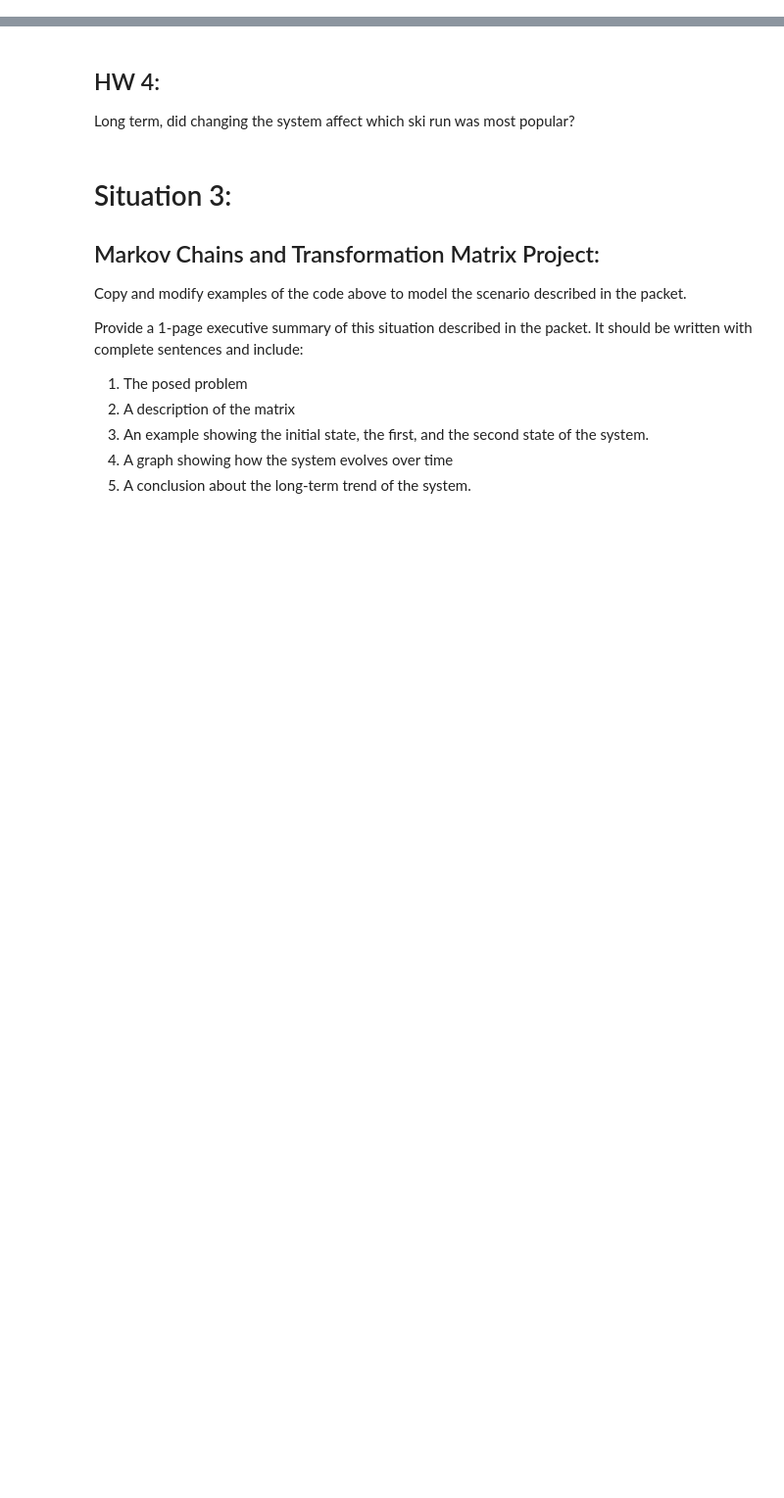
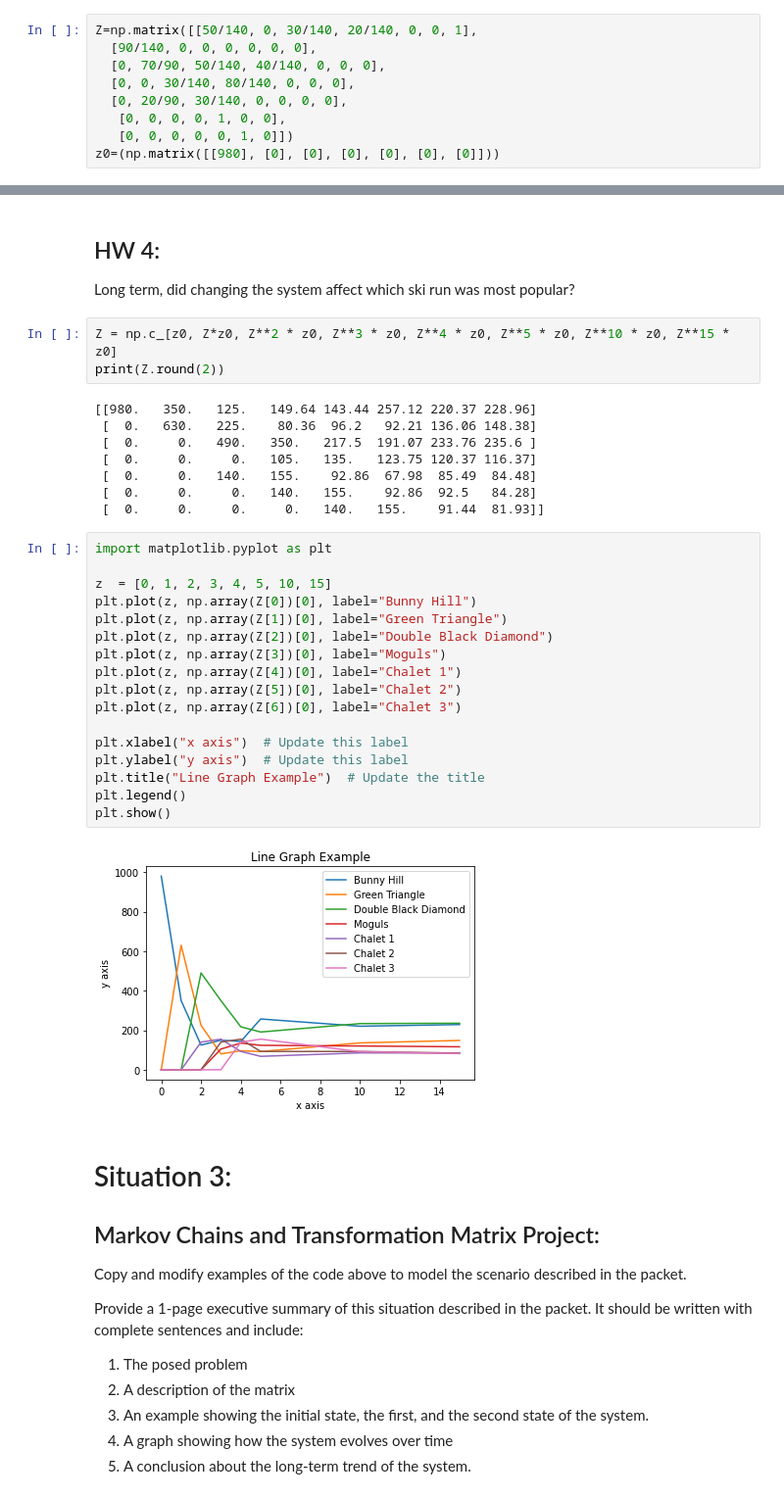
Before and after one commit to harlee2/Linear-Algebra, a Jupyter notebook: Copy_of_The_Ski_Hill_Transition_Matrices_and_Markov_Chains.ipynb, the cells around one changed output, grey strips where cells are left out. Shown at 98% size. Drawn from its saved outputs; the diff is of its cells as text; blank space fills up the shorter version.

```diff
--- a/Copy_of_The_Ski_Hill_Transition_Matrices_and_Markov_Chains.ipynb
+++ b/Copy_of_The_Ski_Hill_Transition_Matrices_and_Markov_Chains.ipynb
@@ -218,3 +218,12 @@ People who enter the ski lodge don't return immediately to the Bunny Hill. Inste
 ## HW 3:
 
 What is your new matrix system for this modification?  Give your new system and explain how you modified your old system to fit this new situation.
+# %%
+Z=np.matrix([[50/140, 0, 30/140, 20/140, 0, 0, 1],
+  [90/140, 0, 0, 0, 0, 0, 0],
+  [0, 70/90, 50/140, 40/140, 0, 0, 0],
+  [0, 0, 30/140, 80/140, 0, 0, 0],
+  [0, 20/90, 30/140, 0, 0, 0, 0],
+   [0, 0, 0, 0, 1, 0, 0],
+   [0, 0, 0, 0, 0, 1, 0]])
+z0=(np.matrix([[980], [0], [0], [0], [0], [0], [0]]))
@@ -222,6 +241,36 @@ What is your new matrix system for this modification?  Give your new system and
 ## HW 4:
 
 Long term, did changing the system affect which ski run was most popular?
+# %%
+Z = np.c_[z0, Z*z0, Z**2 * z0, Z**3 * z0, Z**4 * z0, Z**5 * z0, Z**10 * z0, Z**15 * z0]
+print(Z.round(2))
+# %% [output]
+[[980.   350.   125.   149.64 143.44 257.12 220.37 228.96]
+ [  0.   630.   225.    80.36  96.2   92.21 136.06 148.38]
+ [  0.     0.   490.   350.   217.5  191.07 233.76 235.6 ]
+ [  0.     0.     0.   105.   135.   123.75 120.37 116.37]
+ [  0.     0.   140.   155.    92.86  67.98  85.49  84.48]
+ [  0.     0.     0.   140.   155.    92.86  92.5   84.28]
+ [  0.     0.     0.     0.   140.   155.    91.44  81.93]]
+# %%
+import matplotlib.pyplot as plt
+
+z  = [0, 1, 2, 3, 4, 5, 10, 15]
+plt.plot(z, np.array(Z[0])[0], label="Bunny Hill")
+plt.plot(z, np.array(Z[1])[0], label="Green Triangle")
+plt.plot(z, np.array(Z[2])[0], label="Double Black Diamond")
+plt.plot(z, np.array(Z[3])[0], label="Moguls")
+plt.plot(z, np.array(Z[4])[0], label="Chalet 1")
+plt.plot(z, np.array(Z[5])[0], label="Chalet 2")
+plt.plot(z, np.array(Z[6])[0], label="Chalet 3")
+
+plt.xlabel("x axis")  # Update this label
+plt.ylabel("y axis")  # Update this label
+plt.title("Line Graph Example")  # Update the title
+plt.legend()
+plt.show()
+# %% [output]
+[figure, added]
 # %% [markdown]
 # Situation 3:
 
```
Also changed, not shown: parts of 1 cell of this notebook.
